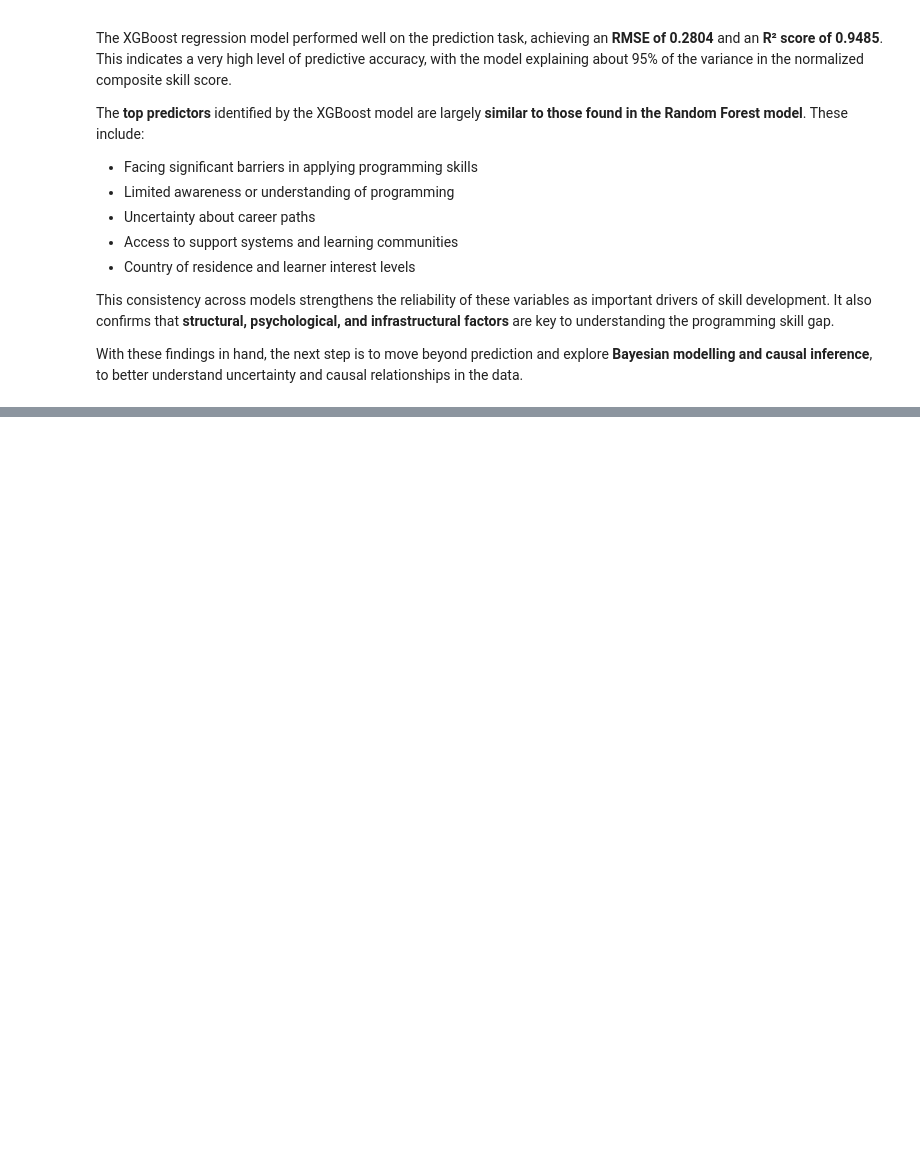
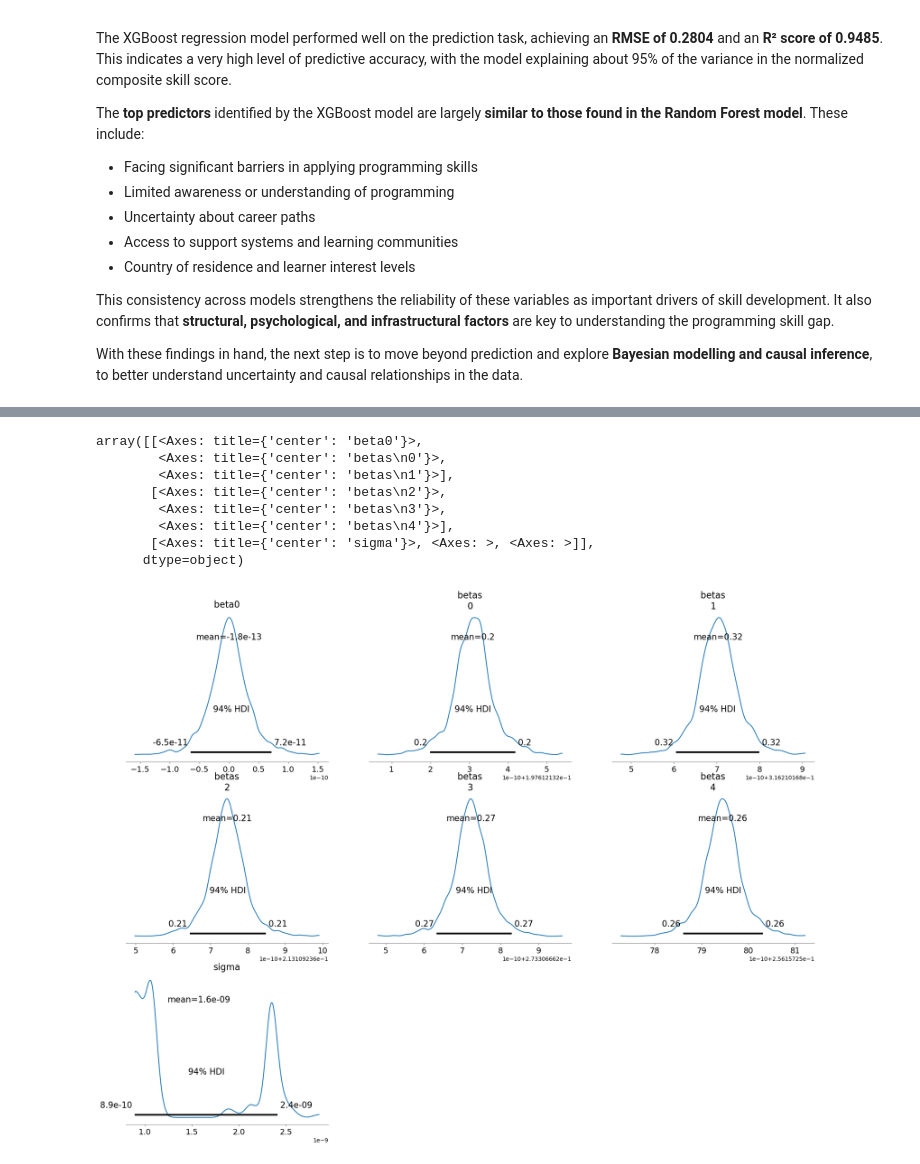
Before and after one commit to GraceWangui/bayesian-causal-analysis, a Jupyter notebook: src/Models.ipynb, the cells around one changed output, grey strips where cells are left out. Cells and saved outputs as stored; diff of their text form; code cells hidden in the pictures; blank space fills up the shorter version.

```diff
--- a/src/Models.ipynb
+++ b/src/Models.ipynb
@@ -800,0 +952,13 @@ With these findings in hand, the next step is to move beyond prediction and expl
+# %%
+# Posterior distributions
+az.plot_posterior(trace)
+# %% [output]
+array([[<Axes: title={'center': 'beta0'}>,
+        <Axes: title={'center': 'betas\n0'}>,
+        <Axes: title={'center': 'betas\n1'}>],
+       [<Axes: title={'center': 'betas\n2'}>,
+        <Axes: title={'center': 'betas\n3'}>,
+        <Axes: title={'center': 'betas\n4'}>],
+       [<Axes: title={'center': 'sigma'}>, <Axes: >, <Axes: >]],
+      dtype=object)
+[figure, added]
```
Also changed, not shown: parts of 20 cells of this notebook, 7 other files.
